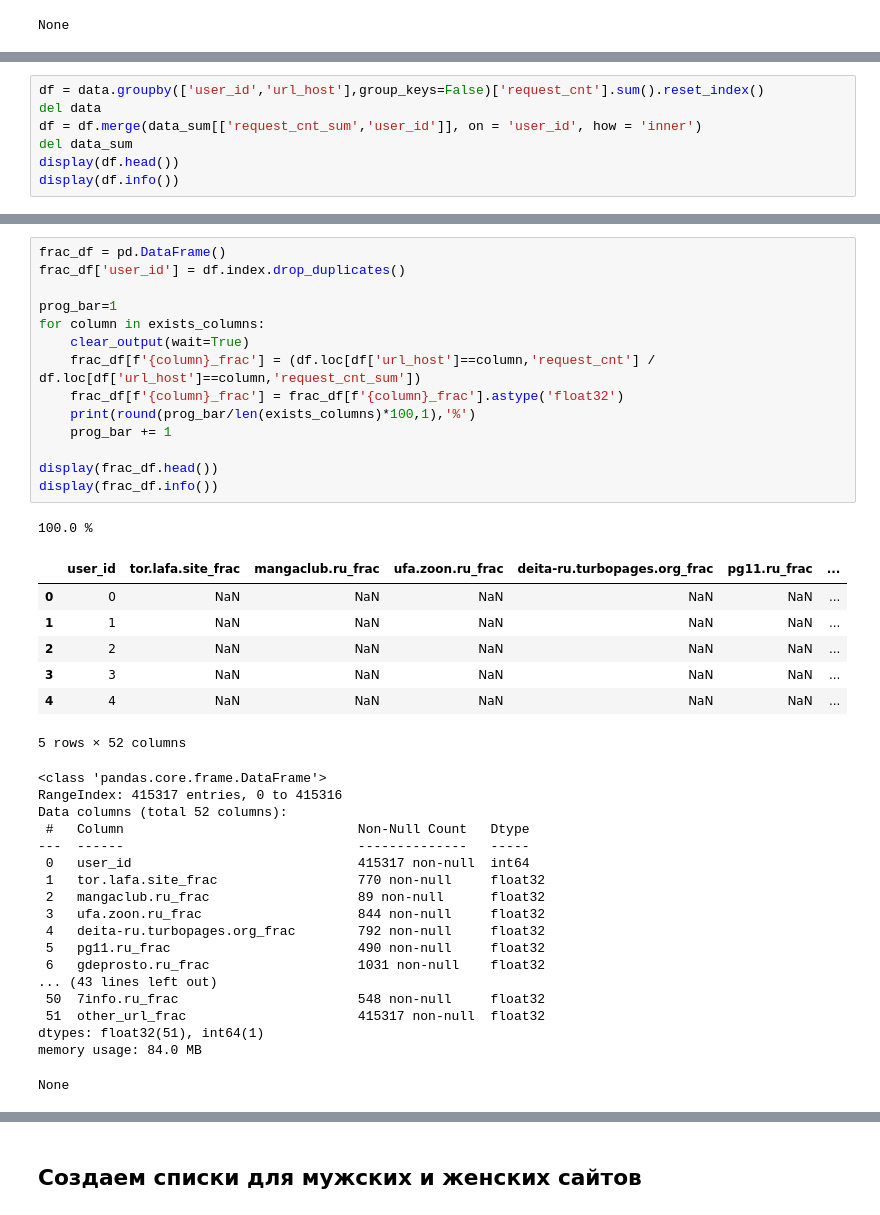
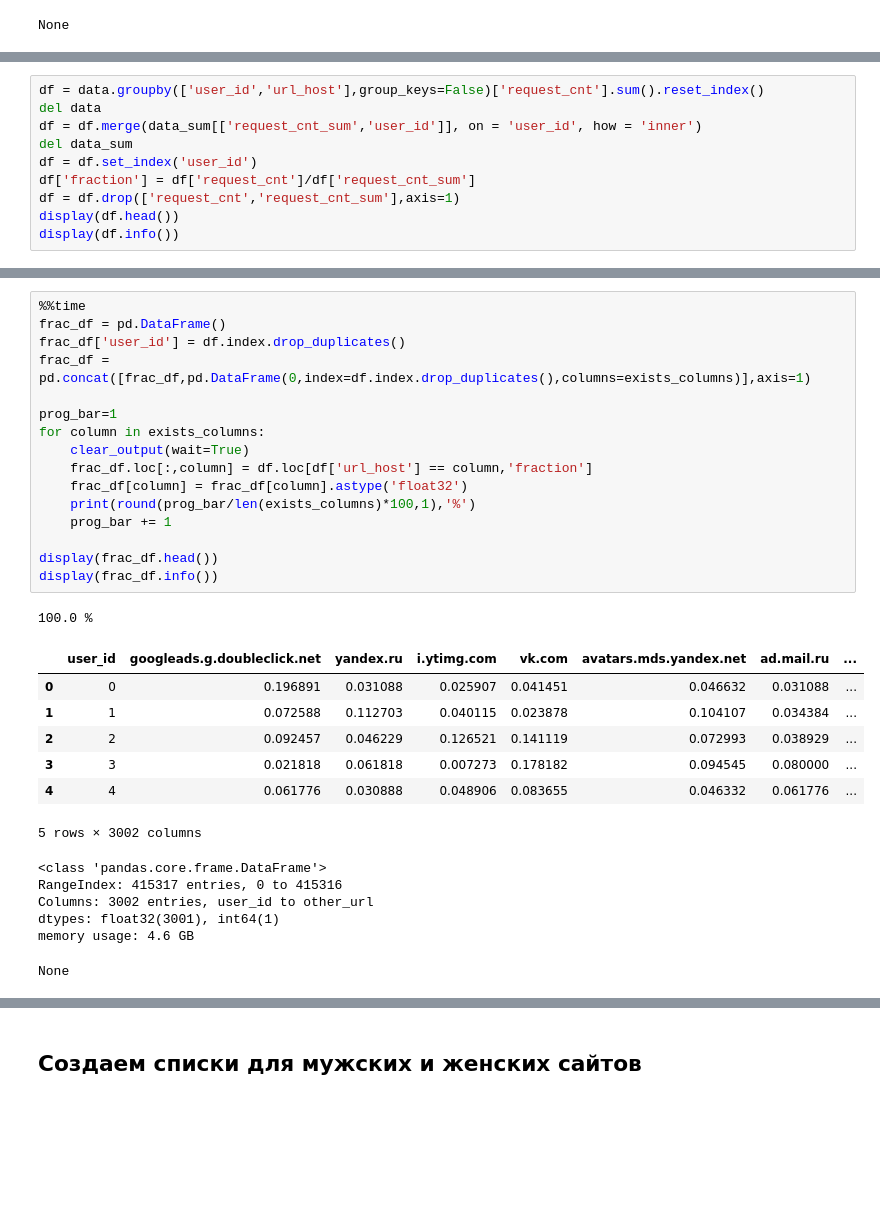
Before and after one commit to koshkidadanet/MTS-ML-CUP, a Jupyter notebook: feature_eng.ipynb, the cells around one changed output, grey strips where cells are left out. Saved outputs shown, nothing was run; the diff lists cells and outputs as text; blank space fills up the shorter version.

```diff
--- a/feature_eng.ipynb
+++ b/feature_eng.ipynb
@@ -1137,6 +1137,9 @@ df = data.groupby(['user_id','url_host'],group_keys=False)['request_cnt'].sum().
 del data
 df = df.merge(data_sum[['request_cnt_sum','user_id']], on = 'user_id', how = 'inner')
 del data_sum
+df = df.set_index('user_id')
+df['fraction'] = df['request_cnt']/df['request_cnt_sum']
+df = df.drop(['request_cnt','request_cnt_sum'],axis=1)
 display(df.head())
 display(df.info())
 # %% [output]
@@ -1160,42 +1162,32 @@ memory usage: 15.4+ MB
 None
 # %%
+%%time
 frac_df = pd.DataFrame()
 frac_df['user_id'] = df.index.drop_duplicates()
+frac_df = pd.concat([frac_df,pd.DataFrame(0,index=df.index.drop_duplicates(),columns=exists_columns)],axis=1)
 
 prog_bar=1
 for column in exists_columns:
     clear_output(wait=True)
-    frac_df[f'{column}_frac'] = (df.loc[df['url_host']==column,'request_cnt'] / df.loc[df['url_host']==column,'request_cnt_sum'])
-    frac_df[f'{column}_frac'] = frac_df[f'{column}_frac'].astype('float32')
+    frac_df.loc[:,column] = df.loc[df['url_host'] == column,'fraction']
+    frac_df[column] = frac_df[column].astype('float32')
     print(round(prog_bar/len(exists_columns)*100,1),'%')
     prog_bar += 1
 
 display(frac_df.head())
 display(frac_df.info())
 # %% [output]
 100.0 %
-|  | user_id | tor.lafa.site_frac | mangaclub.ru_frac | ufa.zoon.ru_frac | deita-ru.turbopages.org_frac | pg11.ru_frac | ... |
-| 0 | 0 | NaN | NaN | NaN | NaN | NaN | ... |
-| 1 | 1 | NaN | NaN | NaN | NaN | NaN | ... |
-| 2 | 2 | NaN | NaN | NaN | NaN | NaN | ... |
-| 3 | 3 | NaN | NaN | NaN | NaN | NaN | ... |
-| 4 | 4 | NaN | NaN | NaN | NaN | NaN | ... |
+|  | user_id | googleads.g.doubleclick.net | yandex.ru | i.ytimg.com | vk.com | avatars.mds.yandex.net | ad.mail.ru | ... |
+| 0 | 0 | 0.196891 | 0.031088 | 0.025907 | 0.041451 | 0.046632 | 0.031088 | ... |
+| 1 | 1 | 0.072588 | 0.112703 | 0.040115 | 0.023878 | 0.104107 | 0.034384 | ... |
+| 2 | 2 | 0.092457 | 0.046229 | 0.126521 | 0.141119 | 0.072993 | 0.038929 | ... |
+| 3 | 3 | 0.021818 | 0.061818 | 0.007273 | 0.178182 | 0.094545 | 0.080000 | ... |
+| 4 | 4 | 0.061776 | 0.030888 | 0.048906 | 0.083655 | 0.046332 | 0.061776 | ... |
-5 rows × 52 columns
+5 rows × 3002 columns
 <class 'pandas.core.frame.DataFrame'>
 RangeIndex: 415317 entries, 0 to 415316
-Data columns (total 52 columns):
- #   Column                              Non-Null Count   Dtype
----  ------                              --------------   -----
- 0   user_id                             415317 non-null  int64
- 1   tor.lafa.site_frac                  770 non-null     float32
- 2   mangaclub.ru_frac                   89 non-null      float32
- 3   ufa.zoon.ru_frac                    844 non-null     float32
- 4   deita-ru.turbopages.org_frac        792 non-null     float32
- 5   pg11.ru_frac                        490 non-null     float32
- 6   gdeprosto.ru_frac                   1031 non-null    float32
-... (43 lines left out)
- 50  7info.ru_frac                       548 non-null     float32
- 51  other_url_frac                      415317 non-null  float32
-dtypes: float32(51), int64(1)
-memory usage: 84.0 MB
+Columns: 3002 entries, user_id to other_url
+dtypes: float32(3001), int64(1)
+memory usage: 4.6 GB
 None
```
Also changed, not shown: parts of 5 cells of this notebook, 4 other files.
